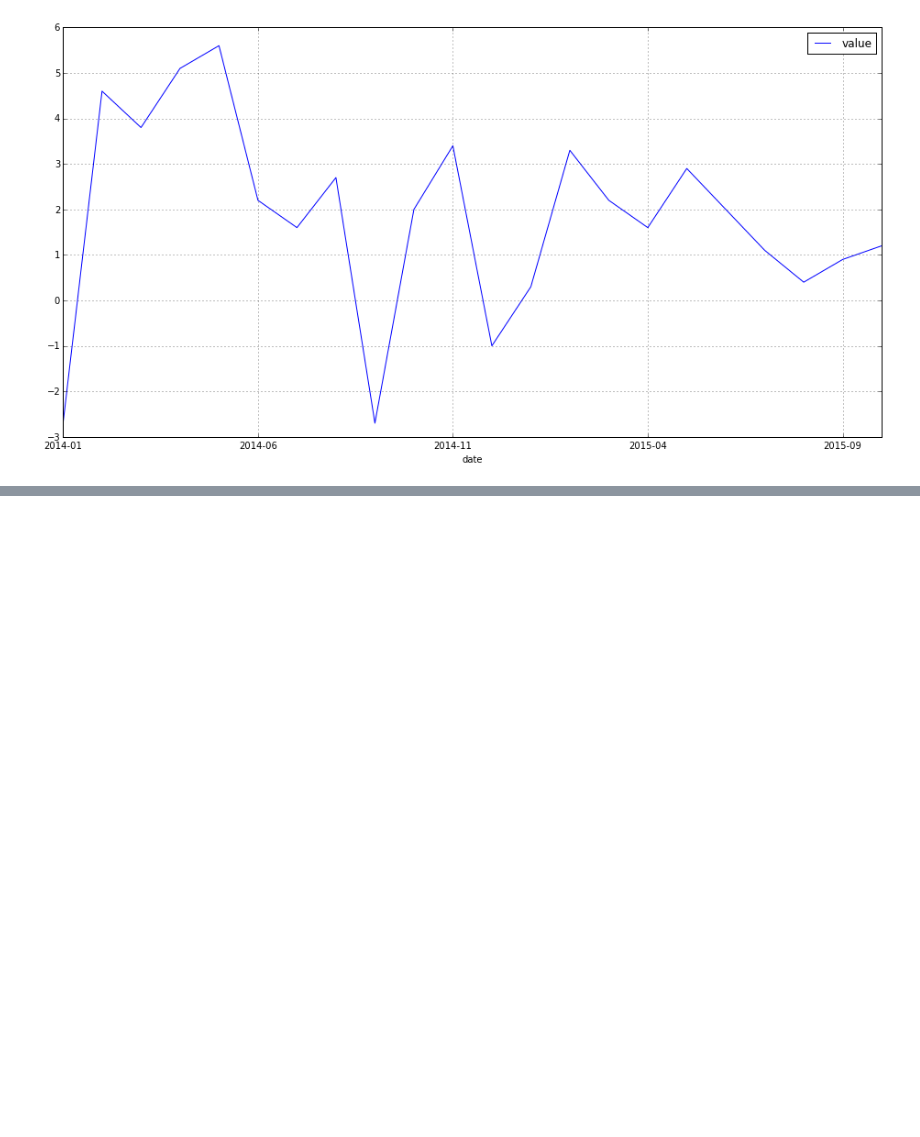
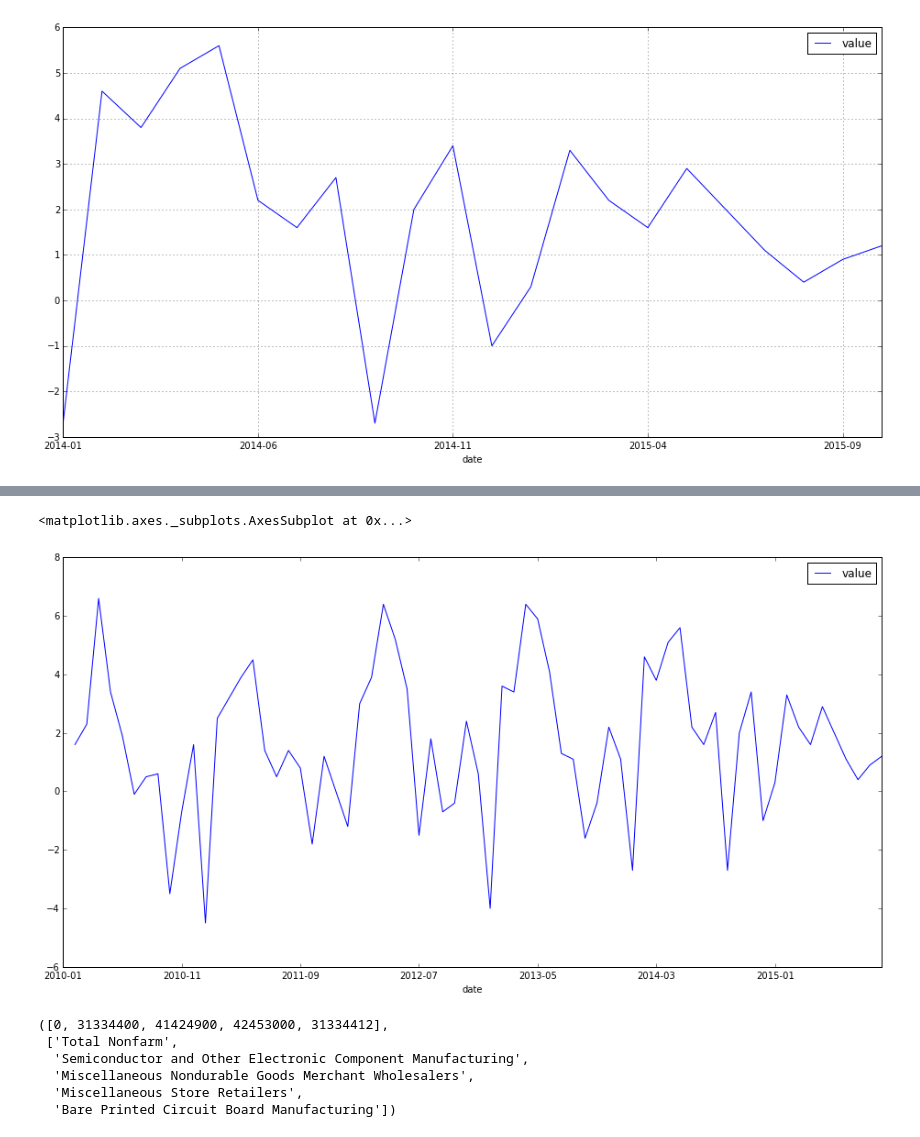
Before and after one commit to jbandlow/notebooks, a Jupyter notebook: BLS Data.ipynb, the cells around one changed output, grey strips where cells are left out. Cells and saved outputs as stored; diff of their text form; code cells hidden in the pictures; blank space fills up the shorter version.

```diff
--- a/BLS Data.ipynb
+++ b/BLS Data.ipynb
@@ -171,0 +241,11 @@ df.tail()
+# %%
+df = all_data.query('industry == "Leisure and Hospitality" & area == "Los Angeles-Long Beach-Anaheim, CA" '
+                    '& period_type == "monthly"')[['date', 'value']].copy()
+# %%
+df.set_index('date', inplace=True)
+df = pd.DataFrame(df.value.astype(float))
+# %%
+(df['2010':] - df['2010':].shift(1)).plot()
+# %% [output]
+<matplotlib.axes._subplots.AxesSubplot at 0x...>
+[figure, added]
@@ -171,0 +257,9 @@ df.tail()
+# %%
+industry_codes.keys()[:5], industry_codes.values()[:5]
+# %% [output]
+([0, 31334400, 41424900, 42453000, 31334412],
+ ['Total Nonfarm',
+  'Semiconductor and Other Electronic Component Manufacturing',
+  'Miscellaneous Nondurable Goods Merchant Wholesalers',
+  'Miscellaneous Store Retailers',
+  'Bare Printed Circuit Board Manufacturing'])
```
Also changed, not shown: parts of 30 cells of this notebook.
